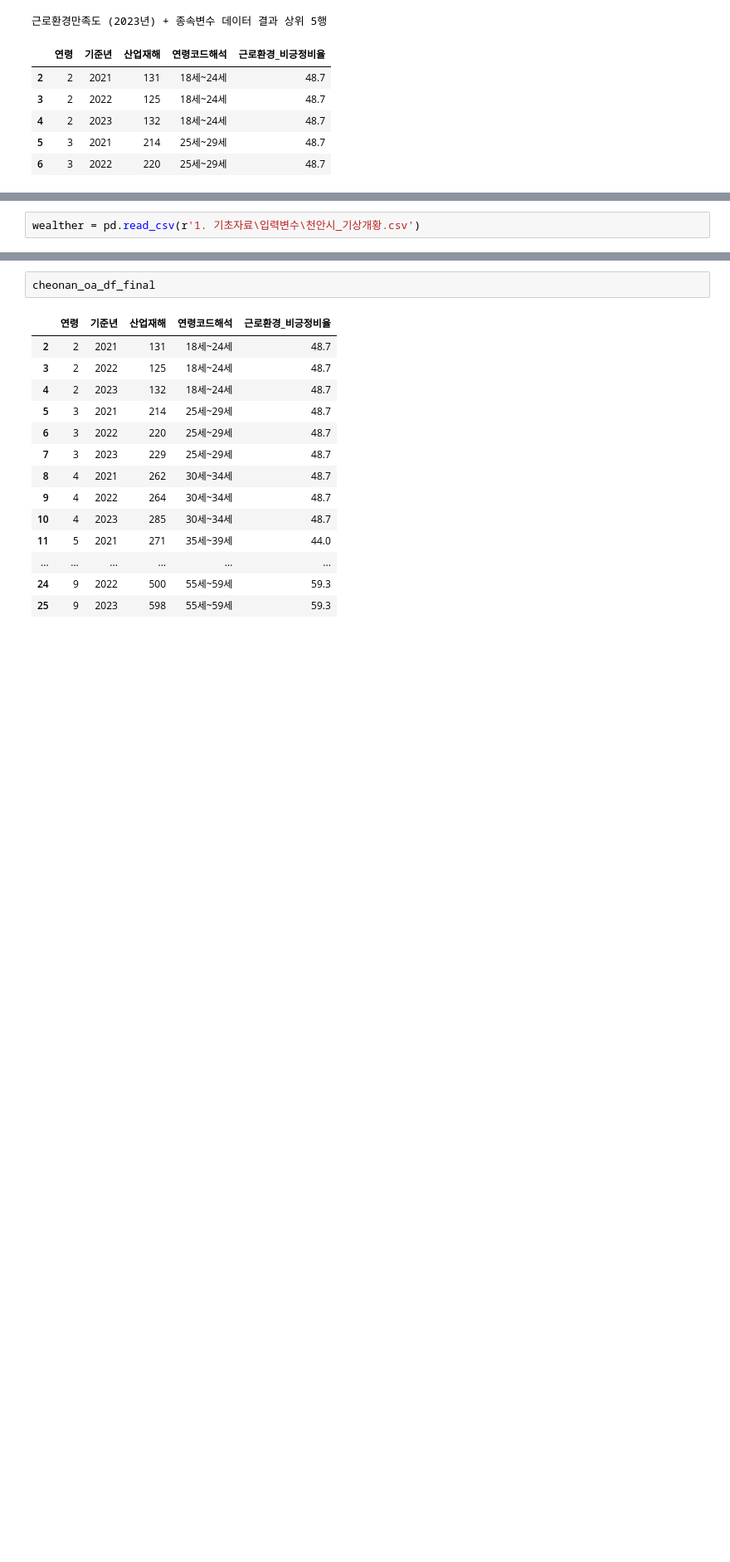
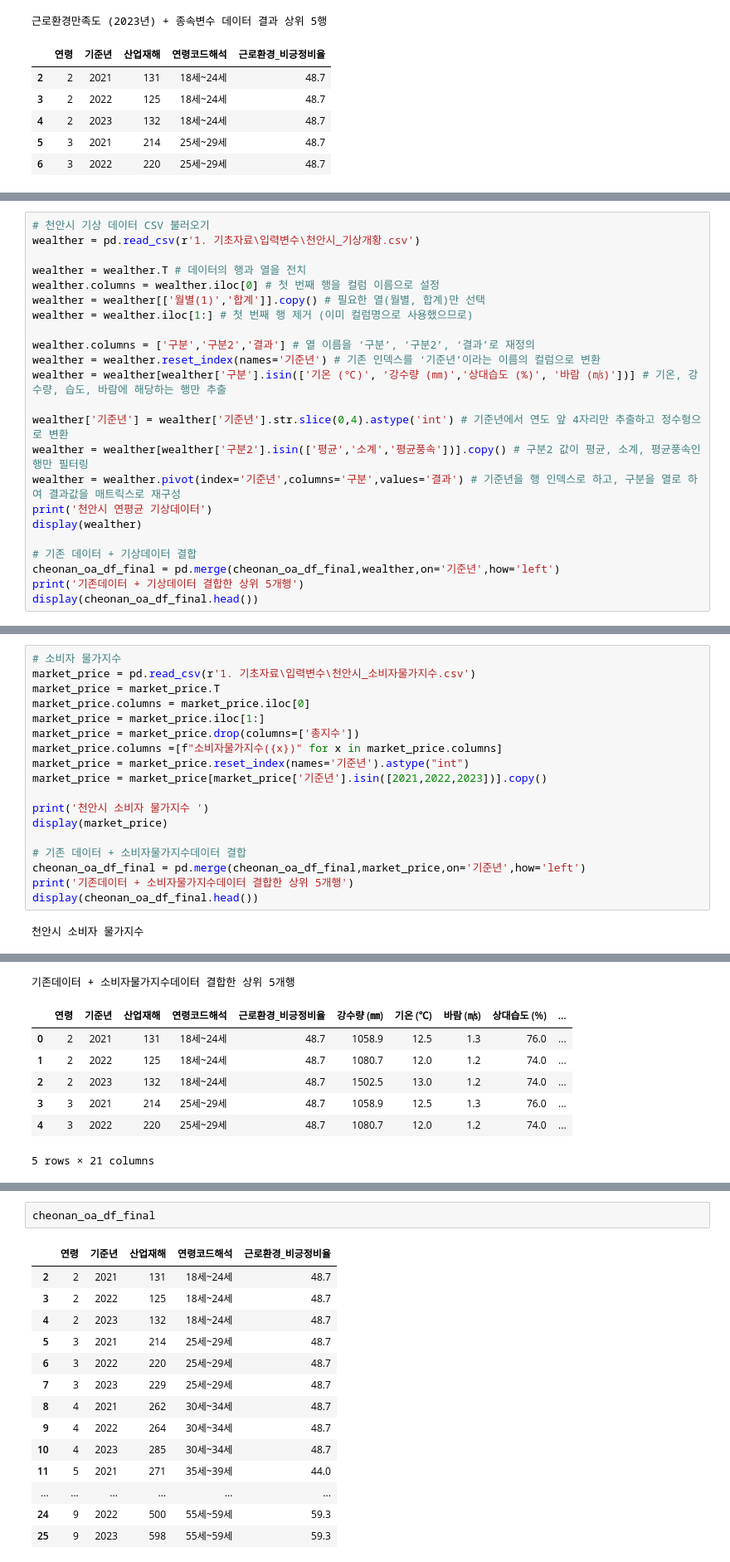
Before and after one commit to starpilpython/cheonan_data_contest, a Jupyter notebook: 분석보고서.ipynb, the cells around one changed output, grey strips where cells are left out. Shown at 83% size. Drawn from its saved outputs; the diff is of its cells as text; blank space fills up the shorter version.

```diff
--- a/분석보고서.ipynb
+++ b/분석보고서.ipynb
@@ -259,2 +259,23 @@ display(cheonan_oa_df_final.head())
 # %%
+# 천안시 기상 데이터 CSV 불러오기
 wealther = pd.read_csv(r'1. 기초자료\입력변수\천안시_기상개황.csv')
+
+wealther = wealther.T # 데이터의 행과 열을 전치
+wealther.columns = wealther.iloc[0] # 첫 번째 행을 컬럼 이름으로 설정
+wealther = wealther[['월별(1)','합계']].copy() # 필요한 열(월별, 합계)만 선택
+wealther = wealther.iloc[1:] # 첫 번째 행 제거 (이미 컬럼명으로 사용했으므로)
+
+wealther.columns = ['구분','구분2','결과'] # 열 이름을 ‘구분’, ‘구분2’, ‘결과’로 재정의
+wealther = wealther.reset_index(names='기준년') # 기존 인덱스를 ‘기준년’이라는 이름의 컬럼으로 변환
+wealther = wealther[wealther['구분'].isin(['기온 (℃)', '강수량 (㎜)','상대습도 (%)', '바람 (㎧)'])] # 기온, 강수량, 습도, 바람에 해당하는 행만 추출
+
+wealther['기준년'] = wealther['기준년'].str.slice(0,4).astype('int') # 기준년에서 연도 앞 4자리만 추출하고 정수형으로 변환
+wealther = wealther[wealther['구분2'].isin(['평균','소계','평균풍속'])].copy() # 구분2 값이 평균, 소계, 평균풍속인 행만 필터링
+wealther = wealther.pivot(index='기준년',columns='구분',values='결과') # 기준년을 행 인덱스로 하고, 구분을 열로 하여 결과값을 매트릭스로 재구성
+print('천안시 연평균 기상데이터')
+display(wealther)
+
+# 기존 데이터 + 기상데이터 결합
+cheonan_oa_df_final = pd.merge(cheonan_oa_df_final,wealther,on='기준년',how='left')
+print('기존데이터 + 기상데이터 결합한 상위 5개행')
+display(cheonan_oa_df_final.head())
@@ -260,0 +305,20 @@ wealther = pd.read_csv(r'1. 기초자료\입력변수\천안시_기상개황.csv
+# %%
+# 소비자 물가지수
+market_price = pd.read_csv(r'1. 기초자료\입력변수\천안시_소비자물가지수.csv')
+market_price = market_price.T
+market_price.columns = market_price.iloc[0]
+market_price = market_price.iloc[1:]
+market_price = market_price.drop(columns=['총지수'])
+market_price.columns =[f"소비자물가지수({x})" for x in market_price.columns]
+market_price = market_price.reset_index(names='기준년').astype("int")
+market_price = market_price[market_price['기준년'].isin([2021,2022,2023])].copy()
+
+print('천안시 소비자 물가지수 ')
+display(market_price)
+
+# 기존 데이터 + 소비자물가지수데이터 결합
+cheonan_oa_df_final = pd.merge(cheonan_oa_df_final,market_price,on='기준년',how='left')
+print('기존데이터 + 소비자물가지수데이터 결합한 상위 5개행')
+display(cheonan_oa_df_final.head())
+# %% [output]
+천안시 소비자 물가지수
@@ -260,0 +329,8 @@ wealther = pd.read_csv(r'1. 기초자료\입력변수\천안시_기상개황.csv
+기존데이터 + 소비자물가지수데이터 결합한 상위 5개행
+|  | 연령 | 기준년 | 산업재해 | 연령코드해석 | 근로환경_비긍정비율 | 강수량 (㎜) | 기온 (℃) | 바람 (㎧) | 상대습도 (%) | ... |
+| 0 | 2 | 2021 | 131 | 18세~24세 | 48.7 | 1058.9 | 12.5 | 1.3 | 76.0 | ... |
+| 1 | 2 | 2022 | 125 | 18세~24세 | 48.7 | 1080.7 | 12.0 | 1.2 | 74.0 | ... |
+| 2 | 2 | 2023 | 132 | 18세~24세 | 48.7 | 1502.5 | 13.0 | 1.2 | 74.0 | ... |
+| 3 | 3 | 2021 | 214 | 25세~29세 | 48.7 | 1058.9 | 12.5 | 1.3 | 76.0 | ... |
+| 4 | 3 | 2022 | 220 | 25세~29세 | 48.7 | 1080.7 | 12.0 | 1.2 | 74.0 | ... |
+5 rows × 21 columns
```
Also changed, not shown: parts of 12 cells of this notebook.
